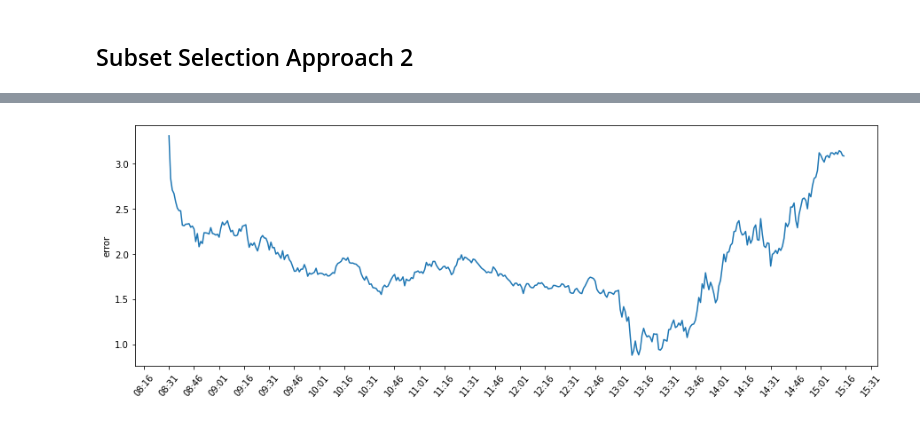
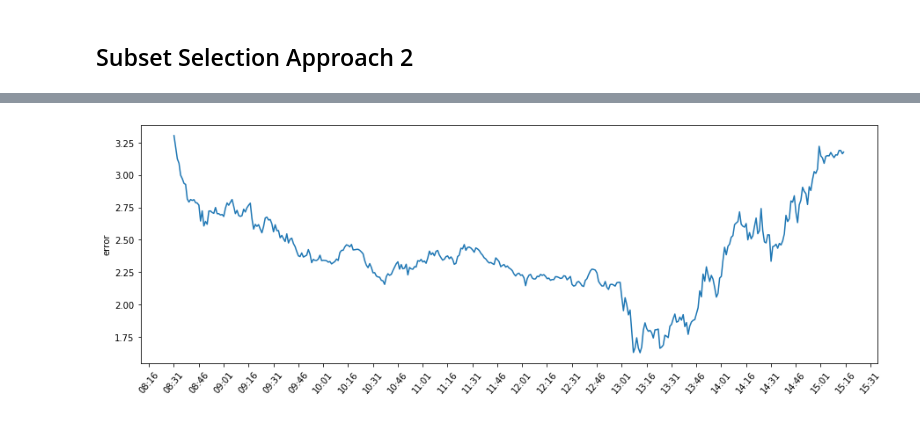
Before and after one commit to maxwkw/VIX-Project, a Jupyter notebook: Intraday Replication.ipynb, the cells around one changed output, grey strips where cells are left out. Saved outputs shown, nothing was run; the diff lists cells and outputs as text; code cells hidden in the pictures.

```diff
--- a/Intraday Replication.ipynb
+++ b/Intraday Replication.ipynb
@@ -365,13 +375,13 @@ for quote_time in quote_time_list:
     VIX_list.append(VIX)
 # %%
 # Step 12: Read the VIX value data and compare
-vix_value_data = pd.read_csv('^VIX_SPOT_20180221.csv')
+vix_value_data = pd.read_csv('/Users/vanefu/Desktop/vix project/^VIX_SPOT_20180221.csv')
 vix_value_minute_data = vix_value_data.iloc[1440::4]
 vix_value_minute_data = vix_value_minute_data.append(vix_value_data.iloc[-1])
 vix_value_minute_data['Replicated Value'] = VIX_list
 vix_value_minute_data['Abs Difference'] = abs(vix_value_minute_data['INDEX_VALUE']-vix_value_minute_data['Replicated Value'])
 print('MSE:', mean_squared_error(vix_value_minute_data['INDEX_VALUE'], vix_value_minute_data['Replicated Value']))
-vix_value_minute_data
+vix_value_minute_data.head()
 # %% [output]
 MSE: 0.013464380607758973
 |  | TRADE_DT | TIME_STAMP | INDEX | INDEX_VALUE | Replicated Value | Abs Difference |
@@ -460,12 +491,9 @@ for quote_time in quote_time_list:
     subset_VIX_list.append(subset_VIX)
 # %%
 # Step 12: Read the VIX value data and compare
-vix_value_data = pd.read_csv('^VIX_SPOT_20180221.csv')
-vix_value_minute_data = vix_value_data.iloc[1440::4]
-vix_value_minute_data = vix_value_minute_data.append(vix_value_data.iloc[-1])
-vix_value_minute_data['Replicated Value'] = subset_VIX_list
-vix_value_minute_data['Abs Difference'] = abs(vix_value_minute_data['INDEX_VALUE']-vix_value_minute_data['Replicated Value'])
-print('MSE:', mean_squared_error(vix_value_minute_data['INDEX_VALUE'], vix_value_minute_data['Replicated Value']))
-vix_value_minute_data
+vix_value_minute_data['Replicated_Value1'] = subset_VIX_list
+vix_value_minute_data['Abs Difference1'] = abs(vix_value_minute_data['INDEX_VALUE']-vix_value_minute_data['Replicated Value'])
+print('MSE:', mean_squared_error(vix_value_minute_data['INDEX_VALUE'], vix_value_minute_data['Replicated_Value1']))
+vix_value_minute_data.head()
 # %% [output]
 MSE: 2.5320352512982702
@@ -485,17 +506,13 @@ MSE: 2.5320352512982702
 # %%
-vix_value_minute_data['error'] = vix_value_minute_data['INDEX_VALUE'] - vix_value_minute_data['Replicated Value']
-vix_value_minute_data = vix_value_minute_data.reset_index()
-vix_value_minute_data.loc[vix_value_minute_data['error']>0.4]
+vix_value_minute_data['error1'] = vix_value_minute_data['INDEX_VALUE'] - vix_value_minute_data['Replicated_Value1']
 
-x_time = [datetime.datetime.strptime(d,"%H:%M:%S") for d in vix_value_minute_data["TIME_STAMP"]]
-formatter = DateFormatter("%H:%M")
 fig, ax = plt.subplots(figsize=(15,5))
-ax.plot(x_time,vix_value_minute_data['error'])
+ax.plot(x_time,vix_value_minute_data['error1'])
 ax.set_xticks(x_time)
 plt.xticks(rotation = 50)
 ax.xaxis.set_major_formatter(formatter)
 ax.xaxis.set_major_locator(MinuteLocator(interval=15))
-plt.ylabel('error')
+plt.ylabel('error1')
 plt.show()
 # %% [output]
 [figure]
@@ -588,11 +607,8 @@ for q in range(len(quote_time_list)):
     subset_VIX_list.append(subset_VIX)
 # %%
 # Step 12: Read the VIX value data and compare
-vix_value_data = pd.read_csv('^VIX_SPOT_20180221.csv')
-vix_value_minute_data = vix_value_data.iloc[1440::4]
-vix_value_minute_data = vix_value_minute_data.append(vix_value_data.iloc[-1])
-vix_value_minute_data['Replicated Value'] = subset_VIX_list
-vix_value_minute_data['Abs Difference'] = abs(vix_value_minute_data['INDEX_VALUE']-vix_value_minute_data['Replicated Value'])
-print('MSE:', mean_squared_error(vix_value_minute_data['INDEX_VALUE'], vix_value_minute_data['Replicated Value']))
-vix_value_minute_data
+vix_value_minute_data['Replicated_Value2'] = subset_VIX_list
+vix_value_minute_data['Abs_Difference2'] = abs(vix_value_minute_data['INDEX_VALUE']-vix_value_minute_data['Replicated_Value2'])
+print('MSE:', mean_squared_error(vix_value_minute_data['INDEX_VALUE'], vix_value_minute_data['Replicated_Value2']))
+vix_value_minute_data.head()
 # %% [output]
@@ -613,17 +622,13 @@ MSE: 3.778092263473611
 # %%
-vix_value_minute_data['error'] = vix_value_minute_data['INDEX_VALUE'] - vix_value_minute_data['Replicated Value']
-vix_value_minute_data = vix_value_minute_data.reset_index()
-vix_value_minute_data.loc[vix_value_minute_data['error']>0.4]
+vix_value_minute_data['error2'] = vix_value_minute_data['INDEX_VALUE'] - vix_value_minute_data['Replicated_Value2']
 
-x_time = [datetime.datetime.strptime(d,"%H:%M:%S") for d in vix_value_minute_data["TIME_STAMP"]]
-formatter = DateFormatter("%H:%M")
 fig, ax = plt.subplots(figsize=(15,5))
-ax.plot(x_time,vix_value_minute_data['error'])
+ax.plot(x_time,vix_value_minute_data['error2'])
 ax.set_xticks(x_time)
 plt.xticks(rotation = 50)
 ax.xaxis.set_major_formatter(formatter)
 ax.xaxis.set_major_locator(MinuteLocator(interval=15))
 plt.ylabel('error')
 plt.show()
 # %% [output]
-[figure, old version]
+[figure, new version]
```
Also changed, not shown: parts of 9 cells of this notebook, 1 other file.
